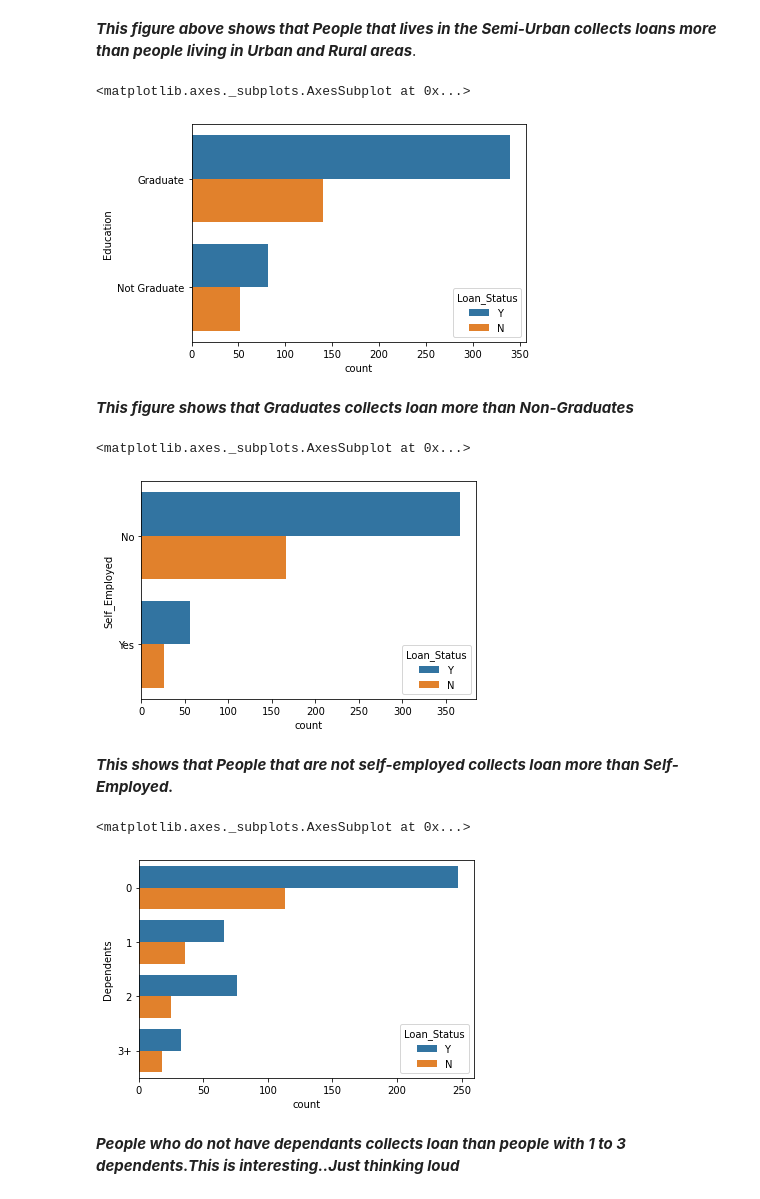
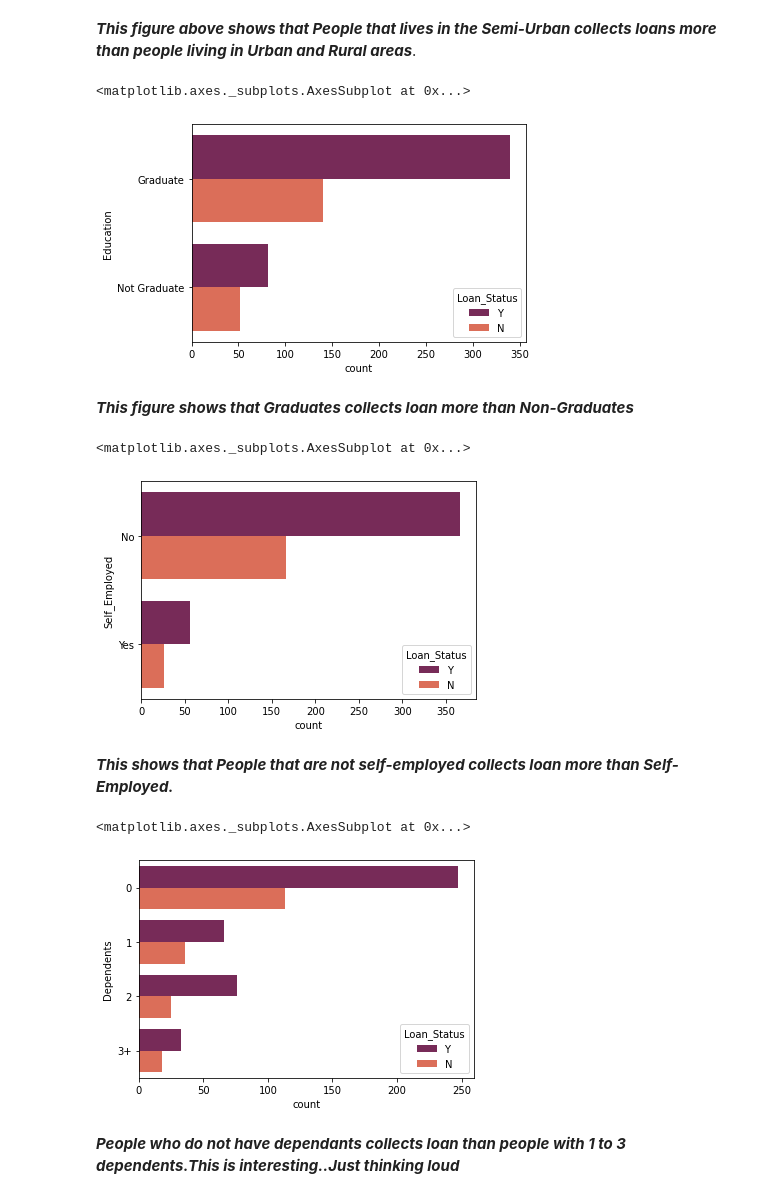
Before and after one commit to MaryAdewunmi/Loan-Prediction, a Jupyter notebook: Loan_Prediction.ipynb, the cells around one changed output. Drawn from its saved outputs; the diff is of its cells as text; code cells hidden in the pictures.

```diff
--- a/Loan_Prediction.ipynb
+++ b/Loan_Prediction.ipynb
@@ -179,24 +179,24 @@ sns.countplot(y = 'Property_Area', hue = 'Loan_Status', data = df1)
 # %% [markdown]
 ***This figure above shows that People that lives in the Semi-Urban collects loans more than people living in Urban and Rural areas***.
 # %%
-sns.countplot(y = 'Education', hue = 'Loan_Status', data = df1)
+sns.countplot(y = 'Education', hue = 'Loan_Status', palette = 'rocket', color = 'k', data = df1)
 # %% [output]
 <matplotlib.axes._subplots.AxesSubplot at 0x...>
-[figure, old version]
+[figure, new version]
 # %% [markdown]
 ***This figure shows that Graduates collects loan more than Non-Graduates***
 # %%
-sns.countplot(y = 'Self_Employed', hue = 'Loan_Status', data = df1)
+sns.countplot(y = 'Self_Employed', palette = 'rocket', color = 'k', hue = 'Loan_Status', data = df1)
 # %% [output]
 <matplotlib.axes._subplots.AxesSubplot at 0x...>
-[figure, old version]
+[figure, new version]
 # %% [markdown]
 ***This shows that People that are not self-employed collects loan more than Self-Employed.***
 # %%
-sns.countplot(y = 'Dependents', hue = 'Loan_Status', data = df1)
+sns.countplot(y = 'Dependents', palette = 'rocket', color = 'k', hue = 'Loan_Status', data = df1)
 # %% [output]
 <matplotlib.axes._subplots.AxesSubplot at 0x...>
-[figure, old version]
+[figure, new version]
 # %% [markdown]
 ***People who do not have dependants collects loan than people with 1 to 3 dependents.This is interesting..Just thinking loud***
 # %%
```
Also changed, not shown: parts of 4 cells of this notebook.
